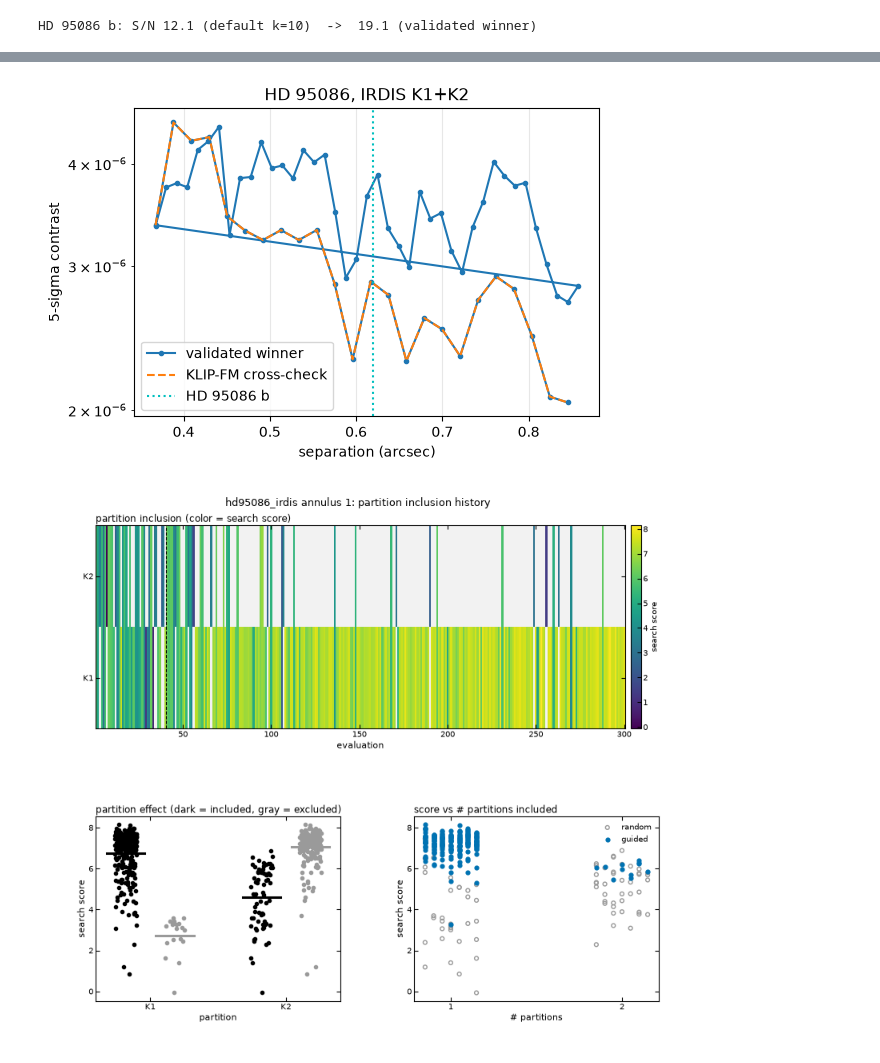
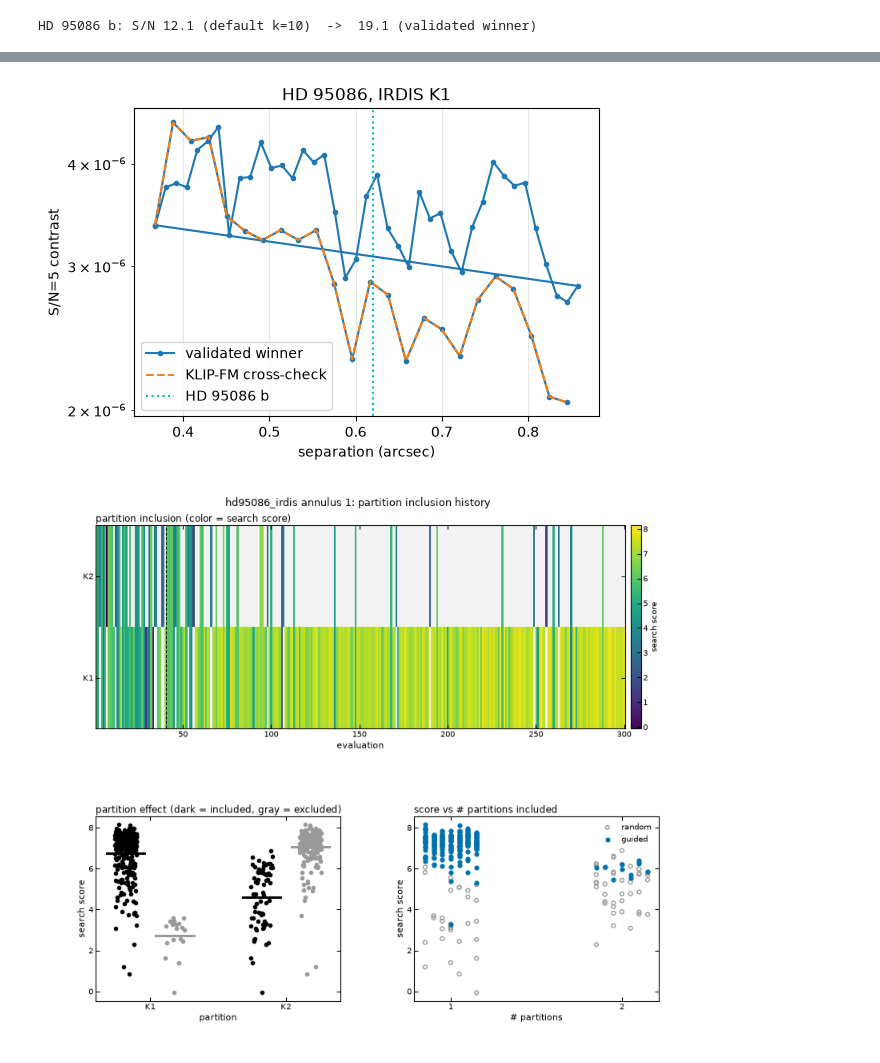
Before and after one commit to astrowagner/KLIP-TPE, a Jupyter notebook: tutorials/02_sphere_hd95086.ipynb, the cells around one changed output, grey strips where cells are left out. Cells and saved outputs as stored; diff of their text form; code cells hidden in the pictures.

```diff
--- a/tutorials/02_sphere_hd95086.ipynb
+++ b/tutorials/02_sphere_hd95086.ipynb
@@ -215,14 +218,14 @@ HD 95086 b: S/N 12.1 (default k=10)  ->  19.1 (validated winner)
 # %%
 cc = np.loadtxt(os.path.join(RUN_DIR, "annulus01", "contrast_curve.txt"))
 plt.figure(figsize=(6, 4)); plt.semilogy(cc[:, 0], cc[:, 1], "-o", ms=3, label="validated winner")
 if r.fm_curve:
     plt.semilogy(r.fm_curve["r_as"], r.fm_curve["curve"], "--", label="KLIP-FM cross-check")
-plt.axvline(0.62, color="c", ls=":", label="HD 95086 b"); plt.xlabel("separation (arcsec)"); plt.ylabel("5-sigma contrast")
-# (the planet was passed as known= and is excluded from the noise rings, so it does not
-#  inflate the limit at its own separation)
-plt.legend(); plt.grid(alpha=.3); plt.title("HD 95086, IRDIS K1+K2");
+plt.axvline(0.62, color="c", ls=":", label="HD 95086 b"); plt.xlabel("separation (arcsec)"); plt.ylabel("S/N=5 contrast")
+# (the planet was passed as known= and is left out of the noise rings, so it does not
+#  raise the limit at its own separation)
+plt.legend(); plt.grid(alpha=.3); plt.title(f"HD 95086, IRDIS {' + '.join(r.partitions)}");
 # %% [output]
-[figure, old version]
+[figure, new version]
 # %%
 from IPython.display import Image
 Image(filename=os.path.join(RUN_DIR, "annulus01", "partition_map.png"), width=800)
```
Also changed, not shown: parts of 14 cells of this notebook, 31 other files.
